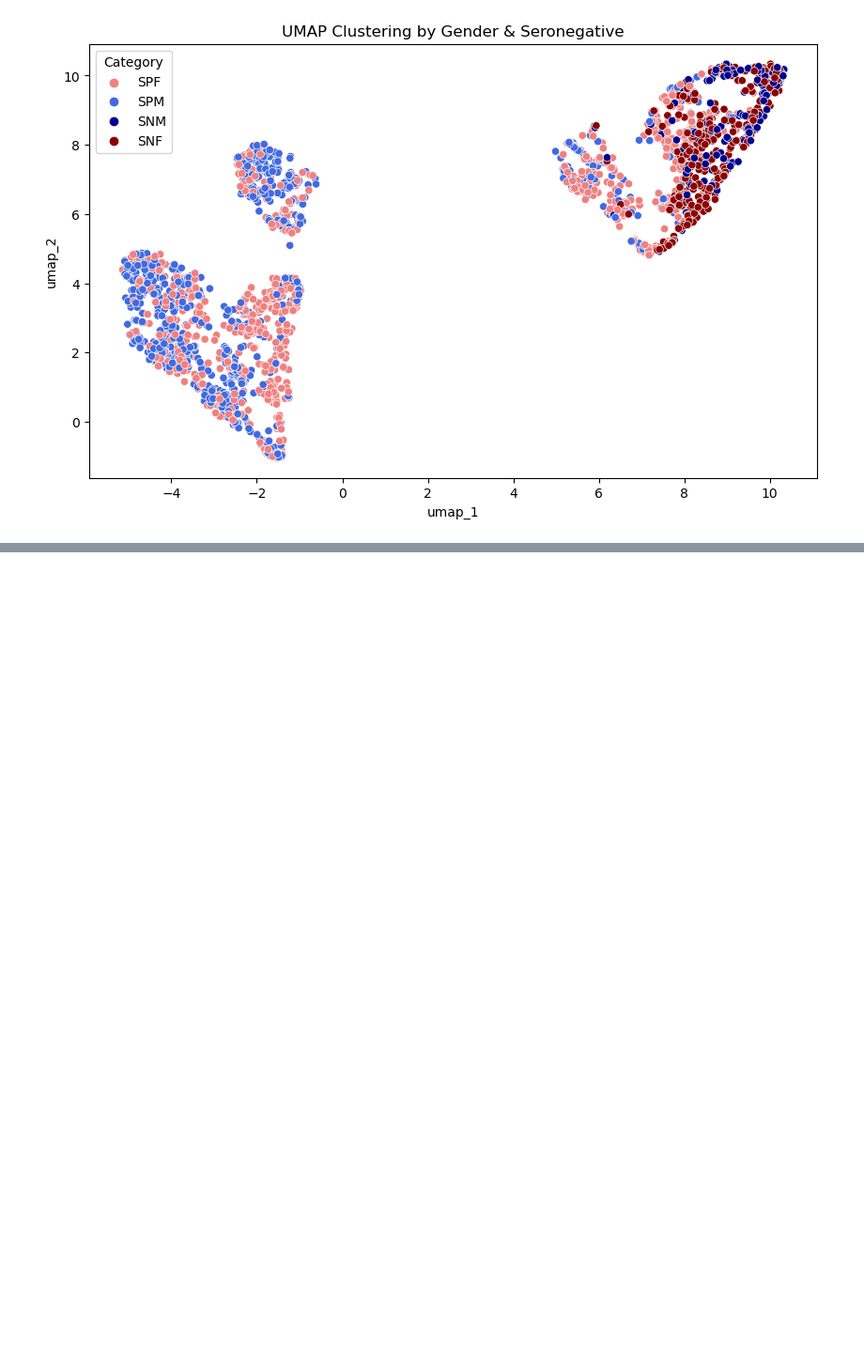
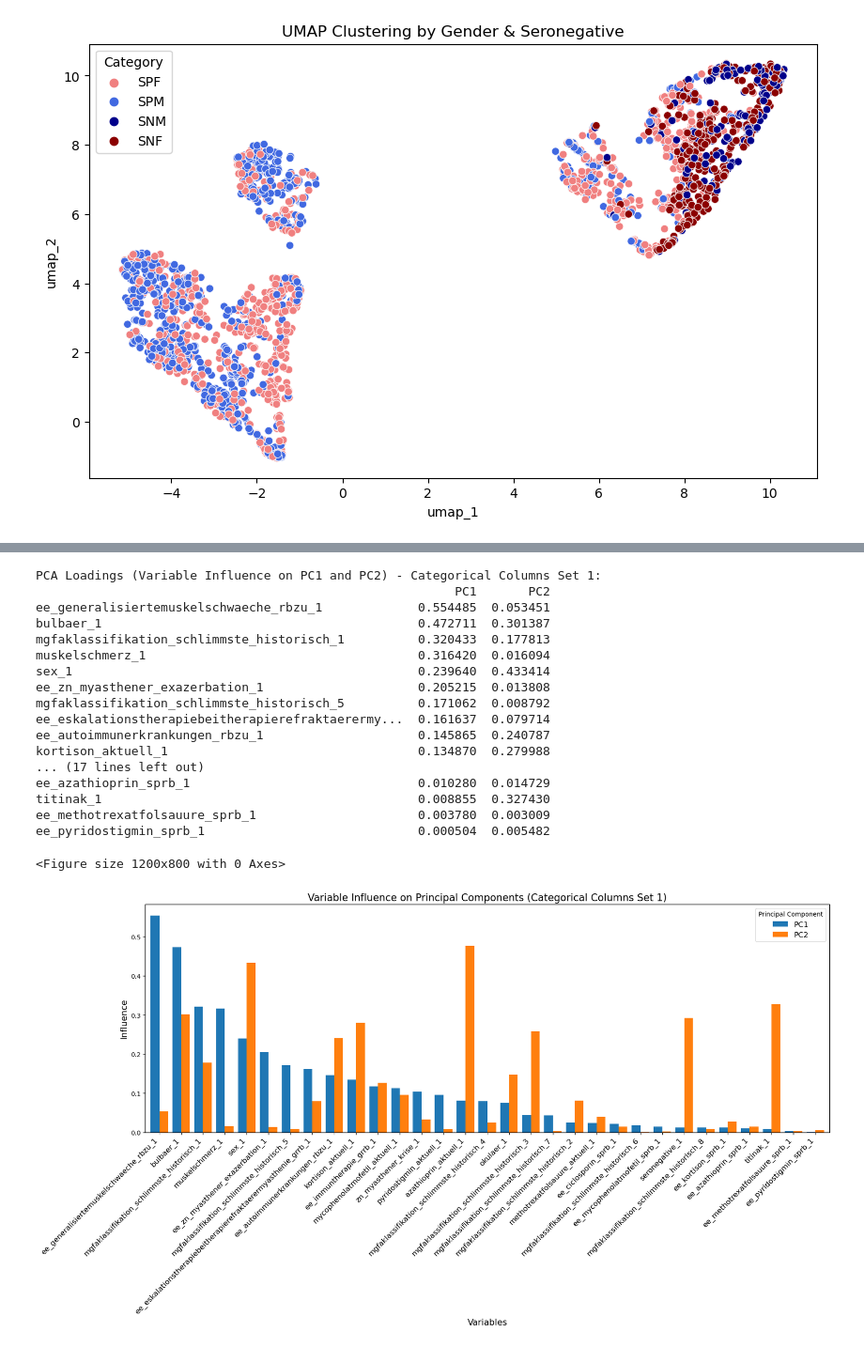
Before and after one commit to mlekhon/seronegative_gender, a Jupyter notebook: Clustering/Clustering.ipynb, the cells around one changed output, grey strips where cells are left out. Shown at 94% size. Drawn from its saved outputs; the diff is of its cells as text; code cells hidden in the pictures; blank space fills up the shorter version.

```diff
--- a/Clustering/Clustering.ipynb
+++ b/Clustering/Clustering.ipynb
@@ -271,0 +349,23 @@ plt.show()
+# %%
+# Apply to categorical columns set 1
+perform_pca_and_plot(df_clustering, categorical_columns1, "Categorical Columns Set 1")
+# %% [output]
+PCA Loadings (Variable Influence on PC1 and PC2) - Categorical Columns Set 1:
+                                                         PC1       PC2
+ee_generalisiertemuskelschwaeche_rbzu_1             0.554485  0.053451
+bulbaer_1                                           0.472711  0.301387
+mgfaklassifikation_schlimmste_historisch_1          0.320433  0.177813
+muskelschmerz_1                                     0.316420  0.016094
+sex_1                                               0.239640  0.433414
+ee_zn_myasthener_exazerbation_1                     0.205215  0.013808
+mgfaklassifikation_schlimmste_historisch_5          0.171062  0.008792
+ee_eskalationstherapiebeitherapierefraktaerermy...  0.161637  0.079714
+ee_autoimmunerkrankungen_rbzu_1                     0.145865  0.240787
+kortison_aktuell_1                                  0.134870  0.279988
+... (17 lines left out)
+ee_azathioprin_sprb_1                               0.010280  0.014729
+titinak_1                                           0.008855  0.327430
+ee_methotrexatfolsauure_sprb_1                      0.003780  0.003009
+ee_pyridostigmin_sprb_1                             0.000504  0.005482
+<Figure size 1200x800 with 0 Axes>
+[figure, added]
```
Also changed, not shown: parts of 6 cells of this notebook.
